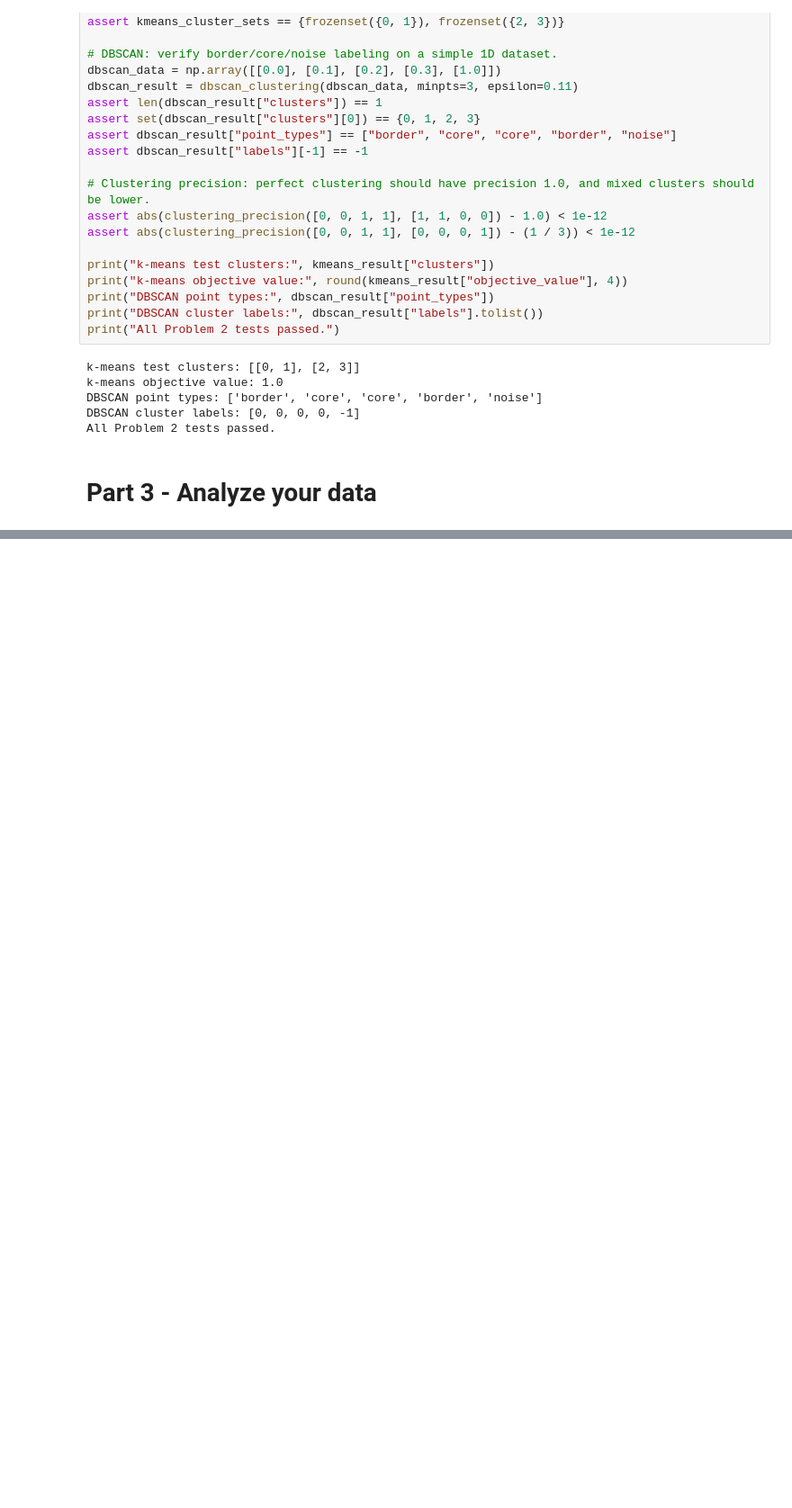
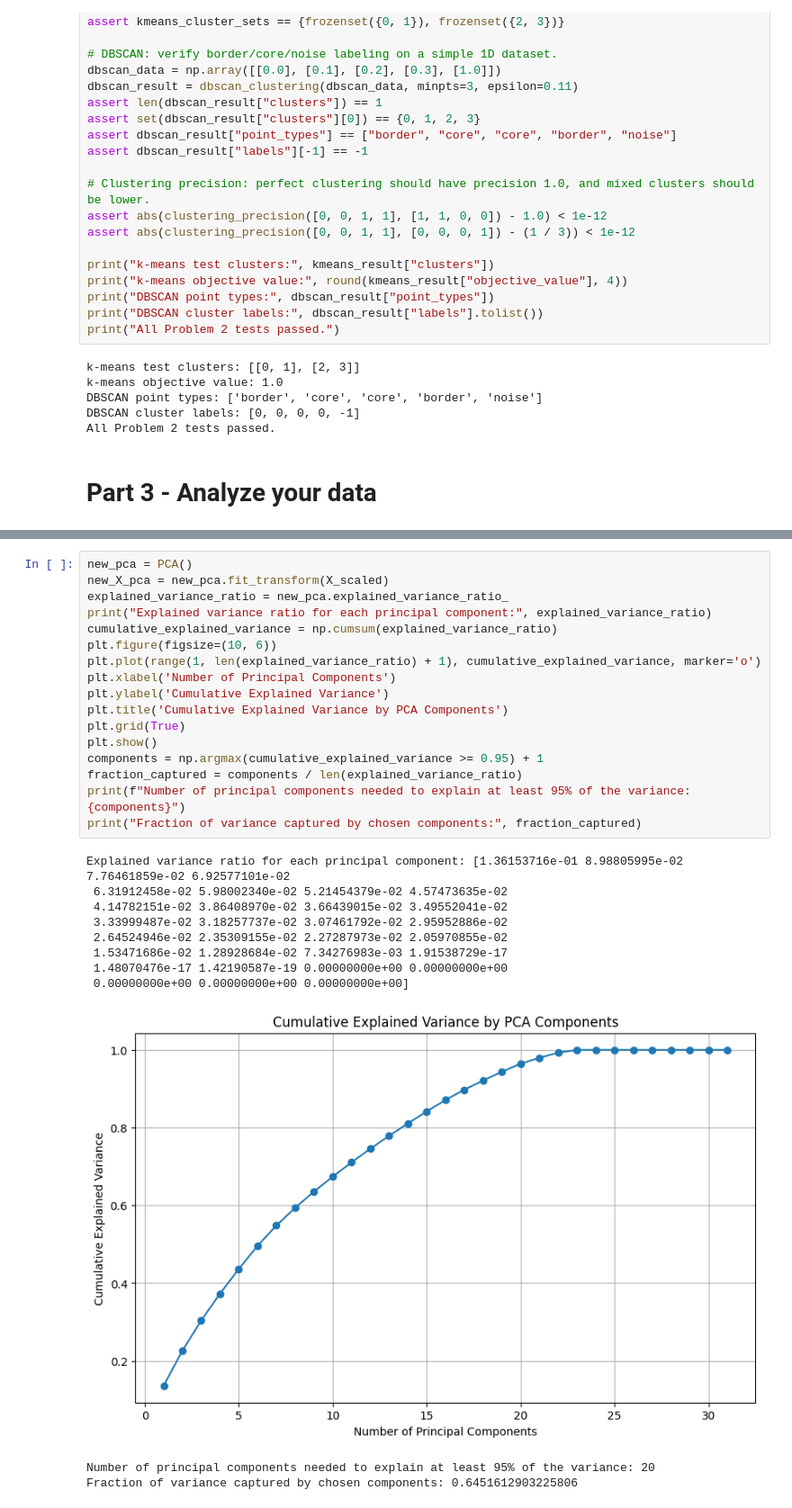
Before and after one commit to ryanadolph7/csci347_data_mining, a Jupyter notebook: CSCI347_Project_3.ipynb, the cells around one changed output, grey strips where cells are left out. Shown at 90% size. Drawn from its saved outputs; the diff is of its cells as text; blank space fills up the shorter version.

```diff
--- a/CSCI347_Project_3.ipynb
+++ b/CSCI347_Project_3.ipynb
@@ -289,0 +279,29 @@ Name: NObeyesdad, dtype: str
+# %%
+new_pca = PCA()
+new_X_pca = new_pca.fit_transform(X_scaled)
+explained_variance_ratio = new_pca.explained_variance_ratio_
+print("Explained variance ratio for each principal component:", explained_variance_ratio)
+cumulative_explained_variance = np.cumsum(explained_variance_ratio)
+plt.figure(figsize=(10, 6))
+plt.plot(range(1, len(explained_variance_ratio) + 1), cumulative_explained_variance, marker='o')
+plt.xlabel('Number of Principal Components')
+plt.ylabel('Cumulative Explained Variance')
+plt.title('Cumulative Explained Variance by PCA Components')
+plt.grid(True)
+plt.show()
+components = np.argmax(cumulative_explained_variance >= 0.95) + 1
+fraction_captured = components / len(explained_variance_ratio)
+print(f"Number of principal components needed to explain at least 95% of the variance: {components}")
+print("Fraction of variance captured by chosen components:", fraction_captured)
+# %% [output]
+Explained variance ratio for each principal component: [1.36153716e-01 8.98805995e-02 7.76461859e-02 6.92577101e-02
+ 6.31912458e-02 5.98002340e-02 5.21454379e-02 4.57473635e-02
+ 4.14782151e-02 3.86408970e-02 3.66439015e-02 3.49552041e-02
+ 3.33999487e-02 3.18257737e-02 3.07461792e-02 2.95952886e-02
+ 2.64524946e-02 2.35309155e-02 2.27287973e-02 2.05970855e-02
+ 1.53471686e-02 1.28928684e-02 7.34276983e-03 1.91538729e-17
+ 1.48070476e-17 1.42190587e-19 0.00000000e+00 0.00000000e+00
+ 0.00000000e+00 0.00000000e+00 0.00000000e+00]
+[figure, added]
+Number of principal components needed to explain at least 95% of the variance: 20
+Fraction of variance captured by chosen components: 0.6451612903225806
```
Also changed, not shown: parts of 3 cells of this notebook.
